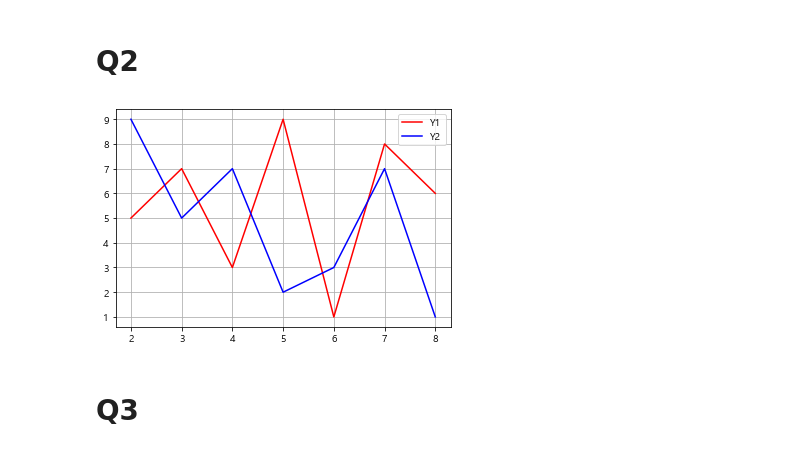
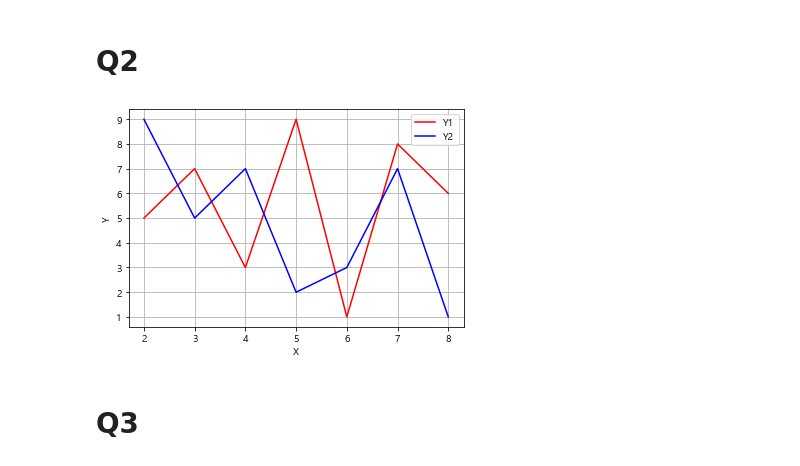
Before and after one commit to pillz9408/python, a Jupyter notebook: DataVisualize/[빅데이터 분석 결과 시각화]정지환_답안지.ipynb, the cells around one changed output. Drawn from its saved outputs; the diff is of its cells as text; code cells hidden in the pictures.

```diff
--- a/DataVisualize/[빅데이터 분석 결과 시각화]정지환_답안지.ipynb
+++ b/DataVisualize/[빅데이터 분석 결과 시각화]정지환_답안지.ipynb
@@ -18,15 +18,17 @@ import matplotlib.pyplot as plt
 # %%
 x = [2,3,4,5,6,7,8]
 y1 = [5,7,3,9,1,8,6]
 y2 = [9,5,7,2,3,7,1]
 
 plt.plot(x, y1,label='Y1', c='r')
 plt.plot(x, y2,label='Y2', c='b')
 plt.grid()
+plt.xlabel('X')
+plt.ylabel('Y')
 plt.legend()
 plt.show()
 # %% [output]
-[figure, old version]
+[figure, new version]
 # %% [markdown]
 # Q3
 # %%
```
Also changed, not shown: parts of 1 cell of this notebook.
